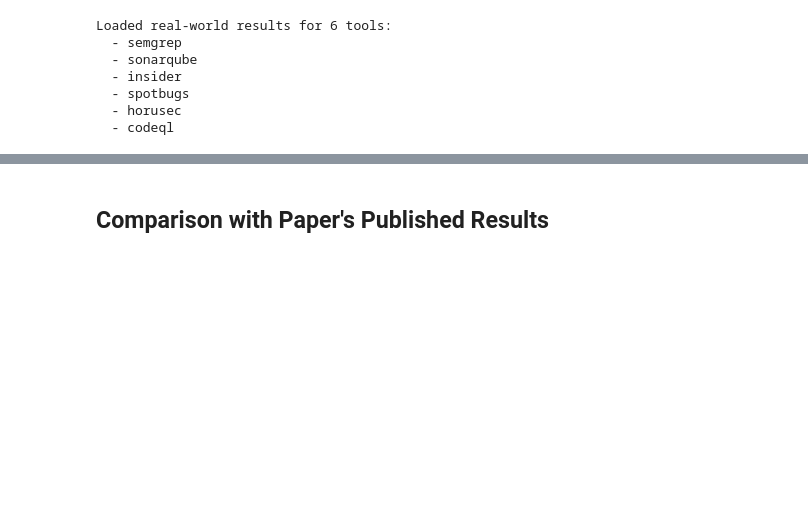
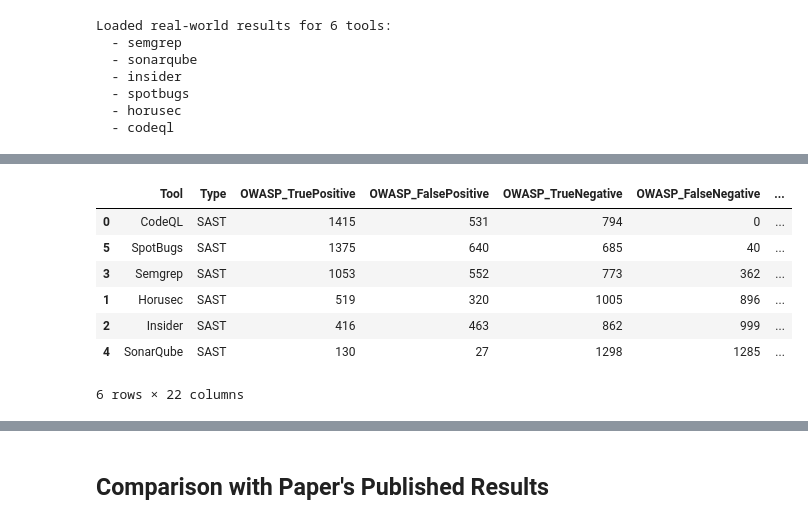
Before and after one commit to ibrahimssmalik/tool_analysis, a Jupyter notebook: sast_scorecard_analysis.ipynb, the cells around one changed output, grey strips where cells are left out. Saved outputs shown, nothing was run; the diff lists cells and outputs as text; code cells hidden in the pictures; blank space fills up the shorter version.

```diff
--- a/sast_scorecard_analysis.ipynb
+++ b/sast_scorecard_analysis.ipynb
@@ -985 +1054,12 @@ OWASP vs Real-World Comparison:
 | 4 | SonarQube | SAST | 9.09 | 0.00 | 9.09 |
+# %%
+comparison_df
+# %% [output]
+|  | Tool | Type | OWASP_TruePositive | OWASP_FalsePositive | OWASP_TrueNegative | OWASP_FalseNegative | ... |
+| 0 | CodeQL | SAST | 1415 | 531 | 794 | 0 | ... |
+| 5 | SpotBugs | SAST | 1375 | 640 | 685 | 40 | ... |
+| 3 | Semgrep | SAST | 1053 | 552 | 773 | 362 | ... |
+| 1 | Horusec | SAST | 519 | 320 | 1005 | 896 | ... |
+| 2 | Insider | SAST | 416 | 463 | 862 | 999 | ... |
+| 4 | SonarQube | SAST | 130 | 27 | 1298 | 1285 | ... |
+6 rows × 22 columns
```
Also changed, not shown: parts of 10 cells of this notebook, 18 other files.
